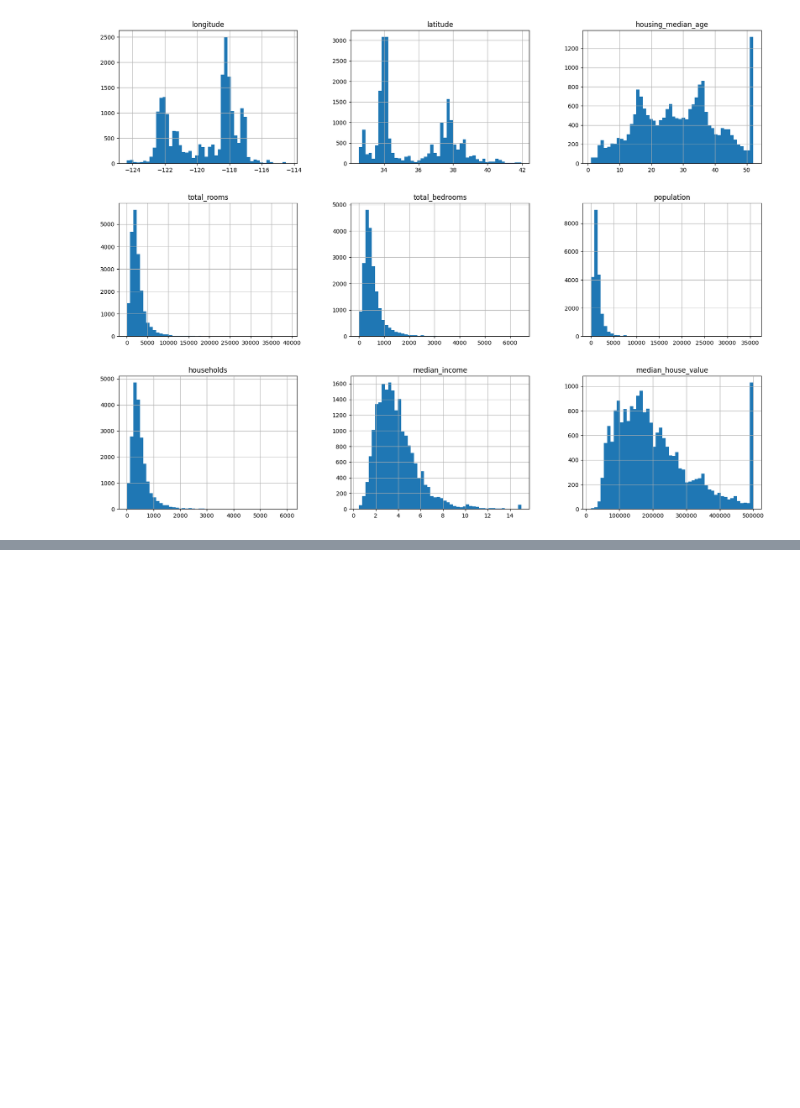
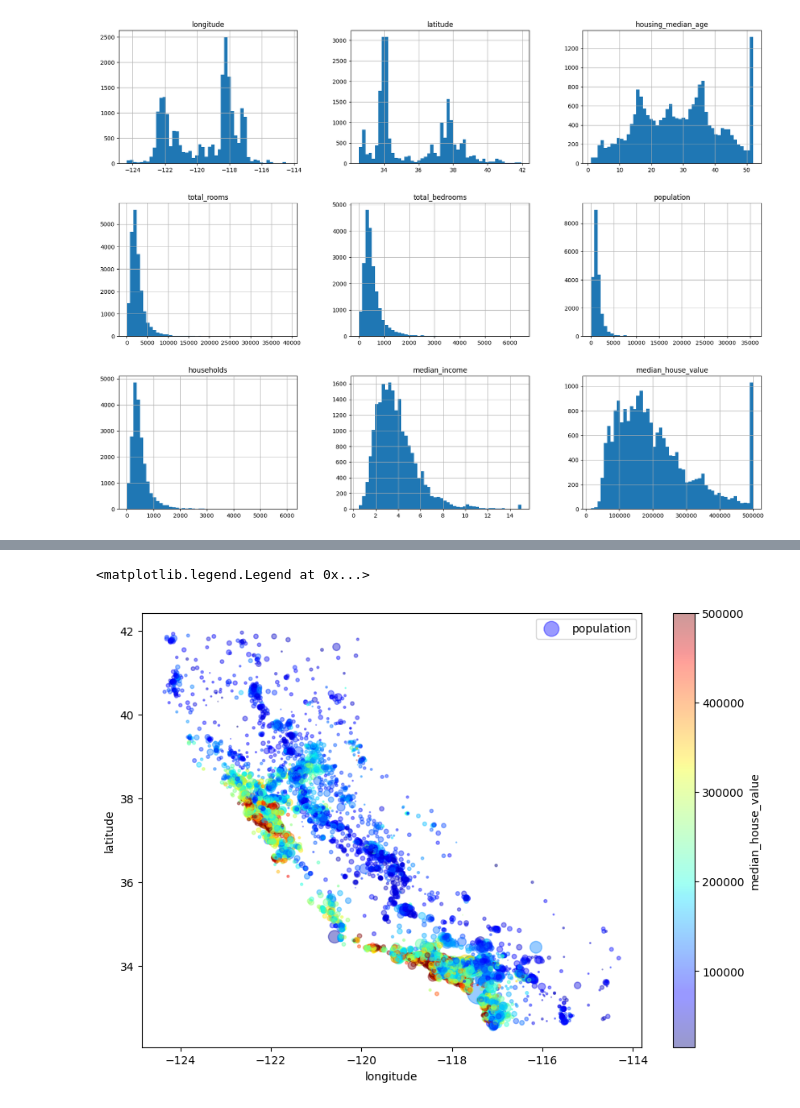
Before and after one commit to jakelis/Machine_learning_project_practice, a Jupyter notebook: main.ipynb, the cells around one changed output, grey strips where cells are left out. Saved outputs shown, nothing was run; the diff lists cells and outputs as text; code cells hidden in the pictures; blank space fills up the shorter version.

```diff
--- a/main.ipynb
+++ b/main.ipynb
@@ -67,0 +127,13 @@ plt.show()
+# %%
+# looking at the prices
+# the radius of each circle represents the disctrict's population
+# the color represents the price
+# use pre-defined colour map cmap called jet, with blue means low and red means high
+housing_copy.plot(kind="scatter", x="longitude", y="latitude", alpha=0.4,
+                  s=housing_copy["population"]/100, label="population", figsize=(10,7),
+                  c="median_house_value", cmap=plt.get_cmap("jet"),colorbar=True,
+)
+plt.legend()
+# %% [output]
+<matplotlib.legend.Legend at 0x...>
+[figure, added]
```
Also changed, not shown: parts of 12 cells of this notebook.
